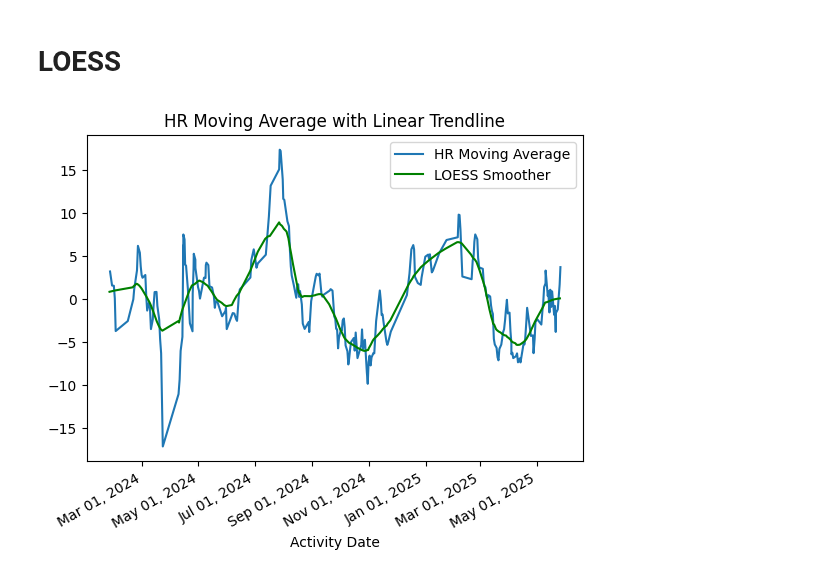
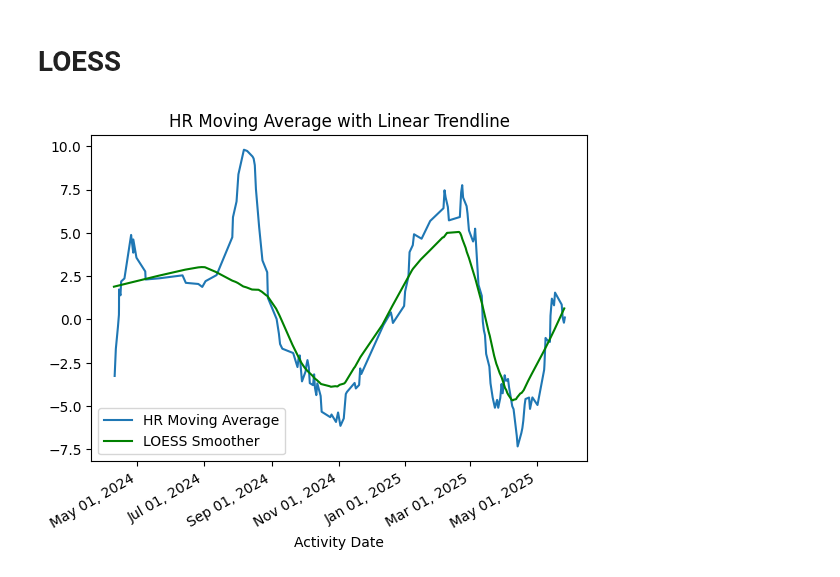
Before and after one commit to ionox0/Runs, a Jupyter notebook: hr_improvment.ipynb, the cells around one changed output. Cells and saved outputs as stored; diff of their text form; code cells hidden in the pictures.

```diff
--- a/hr_improvment.ipynb
+++ b/hr_improvment.ipynb
@@ -15,12 +15,16 @@ rel_cols = [
     'Moving Time',
     'Average Heart Rate',
     'Average Speed',
+    'Elevation Gain',
+    'Average Grade',
+    'Grade Adjusted Distance',
 ]
 
 recent_selector = runs['Activity Date'] > '2024-01-01'
 
 runs_sub = runs[recent_selector][rel_cols]
 
+# Only use rows with HR data
 runs_sub = runs_sub[~pd.isna(runs_sub['Average Heart Rate'])]
 
 runs_sub = runs_sub.sort_values('Activity Date')
@@ -27,7 +50,7 @@ runs_sub = runs_sub.sort_values('Activity Date')
 # %%
 import statsmodels.api as sm
 
-X = runs_sub['Average Speed']
+X = runs_sub[['Average Speed', 'Average Grade']]
 y = runs_sub['Average Heart Rate']
 
 X = sm.add_constant(X)
@@ -35,7 +58,7 @@ model = sm.OLS(y, X).fit()
 
 runs_sub['hr_corrected'] = model.resid
 # %%
-runs_sub['hr_moving_average'] = runs_sub['hr_corrected'].rolling(window=5).mean()
+runs_sub['hr_moving_average'] = runs_sub['hr_corrected'].rolling(window=10).mean()
 
 runs_sub = runs_sub[10:] # Ignore initial nans
 # %% [markdown]
@@ -121,33 +146,0 @@ HR improved -18 bpm at 9:00 pace
-# %%
-import matplotlib.dates as mdates
-
-ax = runs_sub.plot.line(x='Activity Date', y='hr_moving_average', rot=45, label='HR Moving Average')
-
-x = runs_sub['Activity Date']
-y = runs_sub['hr_moving_average']
-
-# Convert dates to ordinal for fitting
-x_numeric = x.map(datetime.toordinal)
-
-# Fit quadratic polynomial (degree=2)
-z = np.polyfit(x_numeric, y, 2)
-p = np.poly1d(z)
-
-# Prepare data for plotting trendline
-trendline_x_ord = np.linspace(x_numeric.min(), x_numeric.max(), 100)
-trendline_y = p(trendline_x_ord)
-
-# Convert ordinal back to datetime for plotting
-trendline_x = [datetime.fromordinal(int(d)) for d in trendline_x_ord]
-
-# Plot the trendline using float dates (no warning)
-ax.plot(trendline_x, trendline_y, color='red', linestyle='--', label='Trendline')
-
-# Format x-axis to show dates nicely
-ax.xaxis.set_major_formatter(mdates.DateFormatter('%b %d, %Y'))
-ax.figure.autofmt_xdate()  # Auto rotates date labels
-
-ax.legend()
-ax.set_title('HR Moving Average with Linear Trendline')
-
-plt.show()
@@ -158,24 +149,24 @@ plt.show()
 # %%
 ax = runs_sub.plot.line(x='Activity Date', y='hr_moving_average', rot=45, label='HR Moving Average')
 
 lowess = sm.nonparametric.lowess
-smoothed = lowess(y, x_numeric, frac=0.1)  # frac controls smoothness
+smoothed = lowess(y, x_numeric, frac=0.3)  # frac controls smoothness
 
 trendline_x = [datetime.fromordinal(int(d)) for d in smoothed[:, 0]]
 trendline_y = smoothed[:, 1]
 
 ax.plot(trendline_x, trendline_y, color='green', linestyle='-', label='LOESS Smoother')
 
 # Format x-axis to show dates nicely
 ax.xaxis.set_major_formatter(mdates.DateFormatter('%b %d, %Y'))
 ax.figure.autofmt_xdate()  # Auto rotates date labels
 
 ax.legend()
 ax.set_title('HR Moving Average with Linear Trendline')
 
 plt.show()
 # %% [output]
-[figure, old version]
+[figure, new version]
 # %%
 # Extract the starting and ending heart rate per unit speed
 start_hr = smoothed[0, 1]        # First y-value from LOESS output
```
Also changed, not shown: parts of 12 cells of this notebook.
